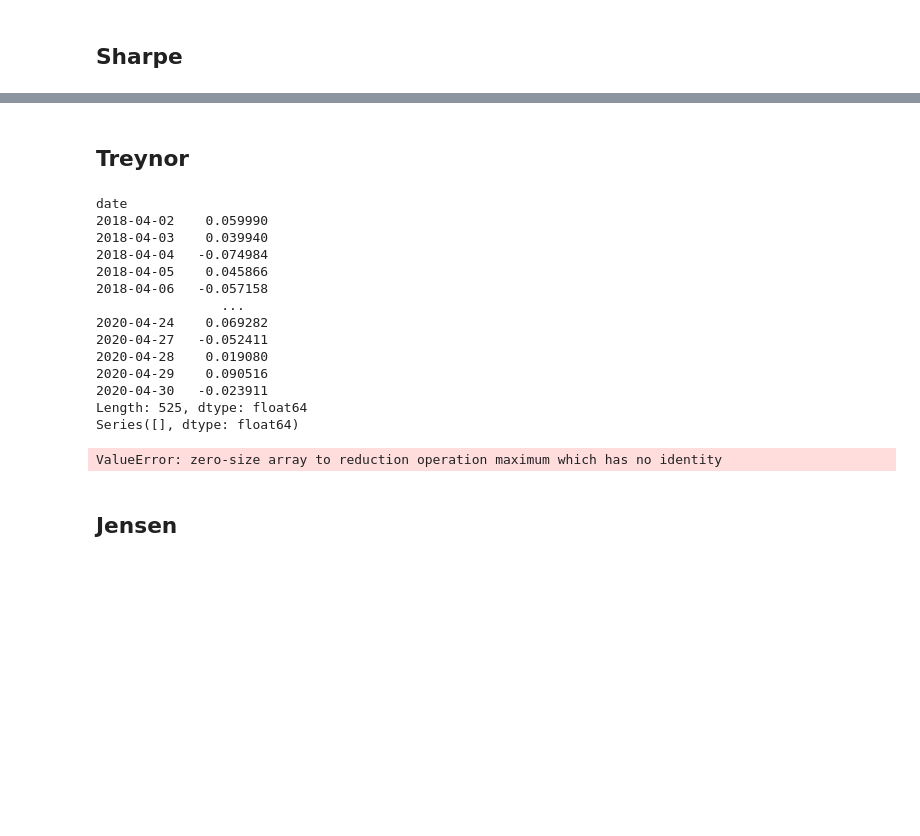
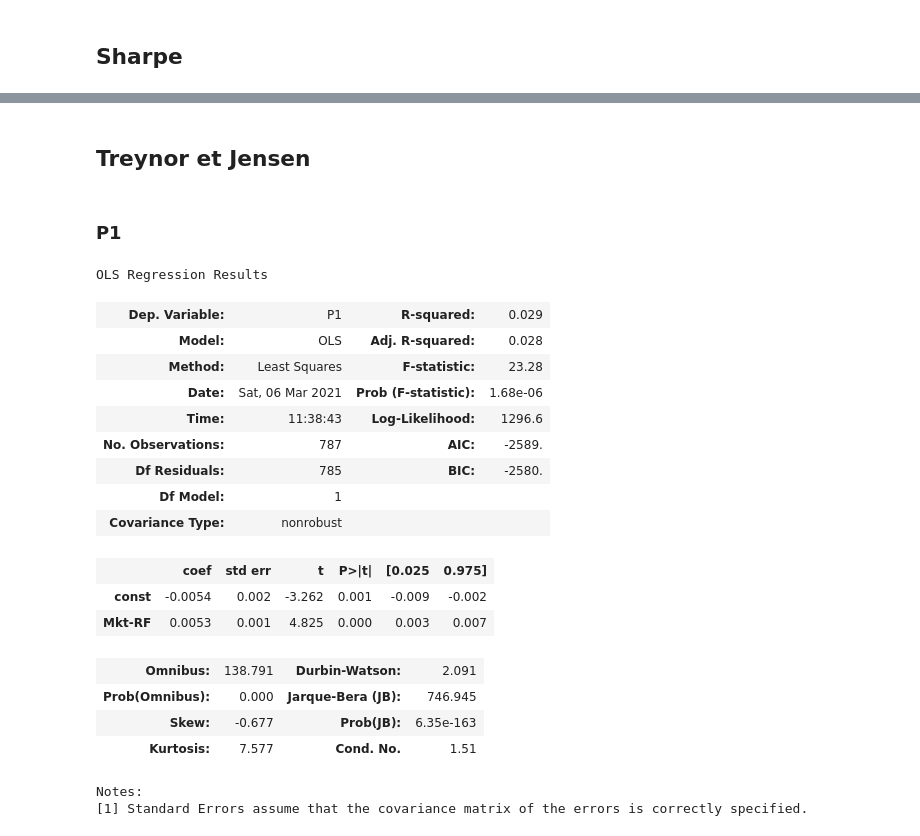
Before and after one commit to zhujoel/crypto_strategy, a Jupyter notebook: ProjetSIAQ.ipynb, the cells around one changed output, grey strips where cells are left out. Saved outputs shown, nothing was run; the diff lists cells and outputs as text; code cells hidden in the pictures; blank space fills up the shorter version.

```diff
--- a/ProjetSIAQ.ipynb
+++ b/ProjetSIAQ.ipynb
@@ -86,8 +86,8 @@ Creates a portfolio **long on best returns** crypto currencies and **short on lo
 # P1, P2, P3, P4, P5
 portfolios_df = pd.DataFrame()
 
-portfolios_df["Date"] = formatted_dates
-portfolios_df.set_index('Date', inplace=True) # set as index so that it is easier to plot
+portfolios_df["date"] = formatted_dates
+portfolios_df.set_index('date', inplace=True) # set as index so that it is easier to plot
 
 for i in range(5):
     pf_index = 1+i
@@ -342,33 +366,29 @@ print(np.mean(P5_num)/P5_denom)
 # %% [markdown]
-## Treynor
+## Treynor et Jensen
-# %%
-R_Rf = (all_ptf_pct_change["P1"] - FFResearch['RF']).dropna()
-crix_rets = crix_prices.pct_change()
-
-Rm_Rf = (crix_rets["vcrix"] - FFResearch['RF']).dropna()
-
-print(R_Rf)
-print(Rm_Rf)
-
-intercept = sm.add_constant(Rm_Rf)
-reg = sm.OLS(R_Rf, intercept).fit()
-
-print(reg.summary())
-# %% [output]
-date
-2018-04-02    0.059990
-2018-04-03    0.039940
-2018-04-04   -0.074984
-2018-04-05    0.045866
-2018-04-06   -0.057158
-                ...
-2020-04-24    0.069282
-2020-04-27   -0.052411
-2020-04-28    0.019080
-2020-04-29    0.090516
-2020-04-30   -0.023911
-Length: 525, dtype: float64
-Series([], dtype: float64)
-ValueError: zero-size array to reduction operation maximum which has no identity
+# %%
+intercept = sm.add_constant(FFResearch["Mkt-RF"])
 # %% [markdown]
-## Jensen
+### P1
+# %%
+reg = sm.OLS(R_Rf_1_to_5["P1"], intercept).fit()
+reg.summary()
+# %% [output]
+OLS Regression Results
+| Dep. Variable: | P1 | R-squared: | 0.029 |
+| Model: | OLS | Adj. R-squared: | 0.028 |
+| Method: | Least Squares | F-statistic: | 23.28 |
+| Date: | Sat, 06 Mar 2021 | Prob (F-statistic): | 1.68e-06 |
+| Time: | 11:38:43 | Log-Likelihood: | 1296.6 |
+| No. Observations: | 787 | AIC: | -2589. |
+| Df Residuals: | 785 | BIC: | -2580. |
+| Df Model: | 1 |  |  |
+| Covariance Type: | nonrobust |  |  |
+|  | coef | std err | t | P>|t| | [0.025 | 0.975] |
+| const | -0.0054 | 0.002 | -3.262 | 0.001 | -0.009 | -0.002 |
+| Mkt-RF | 0.0053 | 0.001 | 4.825 | 0.000 | 0.003 | 0.007 |
+| Omnibus: | 138.791 | Durbin-Watson: | 2.091 |
+| Prob(Omnibus): | 0.000 | Jarque-Bera (JB): | 746.945 |
+| Skew: | -0.677 | Prob(JB): | 6.35e-163 |
+| Kurtosis: | 7.577 | Cond. No. | 1.51 |
+Notes:
+[1] Standard Errors assume that the covariance matrix of the errors is correctly specified.
```
Also changed, not shown: parts of 25 cells of this notebook.
